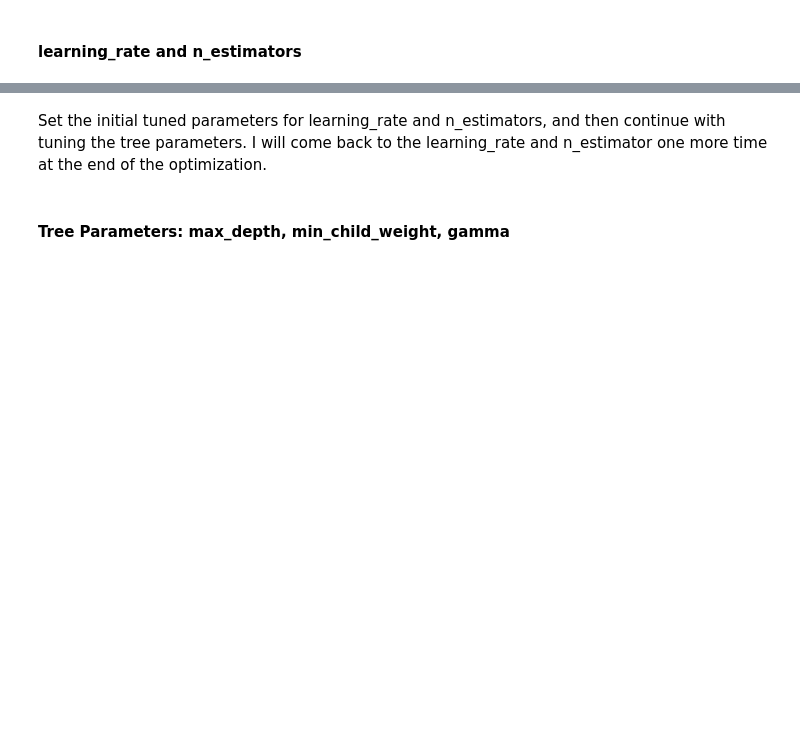
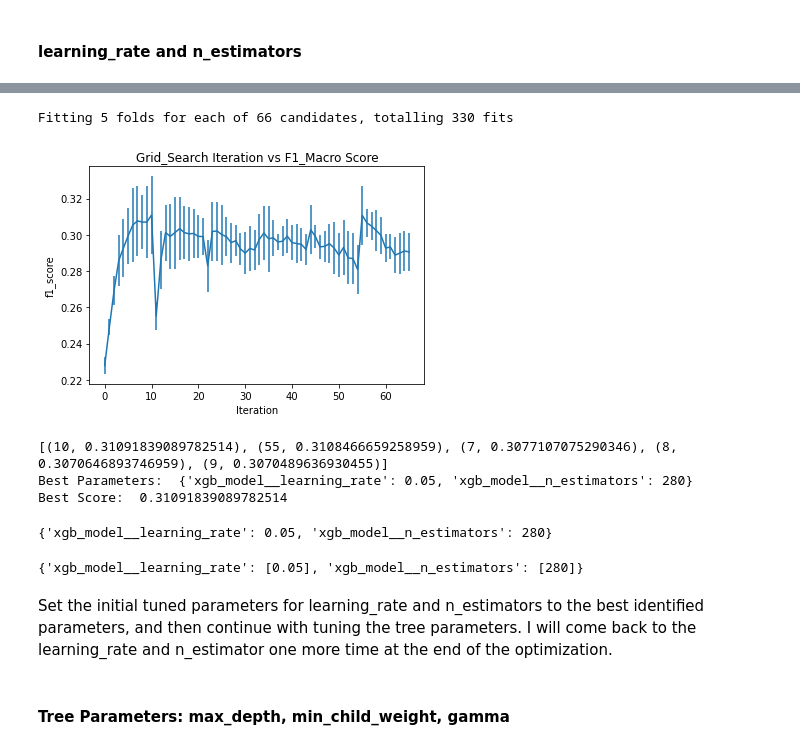
Before and after one commit to ehsung/Capstone-Project-2---Identify-Genetic-Disorder-is-Children, a Jupyter notebook: Notebooks/Preprocessing_and_Modeling.ipynb, the cells around one changed output, grey strips where cells are left out. Saved outputs shown, nothing was run; the diff lists cells and outputs as text; code cells hidden in the pictures; blank space fills up the shorter version.

```diff
--- a/Notebooks/Preprocessing_and_Modeling.ipynb
+++ b/Notebooks/Preprocessing_and_Modeling.ipynb
@@ -420,6 +548,6 @@ rand_search.cv_results_['params'][0]
 # %%
-# Tuning the parameters based on the rand_search results
+# Tuning the parameter range based on the top 3 rand_search results
 hype_params = {
-    'xgb_model__learning_rate': [0.1],
-    'xgb_model__n_estimators': range(80, 130, 10),
+    'xgb_model__learning_rate': [0.05, 0.1, 0.2, 0.3, 0.4, 0.45],
+    'xgb_model__n_estimators': range(30, 300, 25),
 }
@@ -428,8 +554,23 @@ grid_search_eval(hype_params)
+# %%
+grid_search = grid_search_eval(hype_params)
+# %% [output]
+Fitting 5 folds for each of 66 candidates, totalling 330 fits
+[figure, added]
+[(10, 0.31091839089782514), (55, 0.3108466659258959), (7, 0.3077107075290346), (8, 0.3070646893746959), (9, 0.3070489636930455)]
+Best Parameters:  {'xgb_model__learning_rate': 0.05, 'xgb_model__n_estimators': 280}
+Best Score:  0.31091839089782514
+# %%
+grid_search.best_params_
+# %% [output]
+{'xgb_model__learning_rate': 0.05, 'xgb_model__n_estimators': 280}
 # %%
-hype_params['xgb_model__learning_rate'] = [0.1]
-hype_params['xgb_model__n_estimators'] = [100]
+hype_params['xgb_model__learning_rate'] = [0.05]
+hype_params['xgb_model__n_estimators'] = [280]
+hype_params
+# %% [output]
+{'xgb_model__learning_rate': [0.05], 'xgb_model__n_estimators': [280]}
 # %% [markdown]
-Set the initial tuned parameters for learning_rate and n_estimators, and then continue with tuning the tree parameters. I will come back to the learning_rate and n_estimator one more time at the end of the optimization.
+Set the initial tuned parameters for learning_rate and n_estimators to the best identified parameters, and then continue with tuning the tree parameters. I will come back to the learning_rate and n_estimator one more time at the end of the optimization.
 # %% [markdown]
 #### Tree Parameters: max_depth, min_child_weight, gamma
 # %%
```
Also changed, not shown: parts of 195 cells of this notebook, 1 other file.
